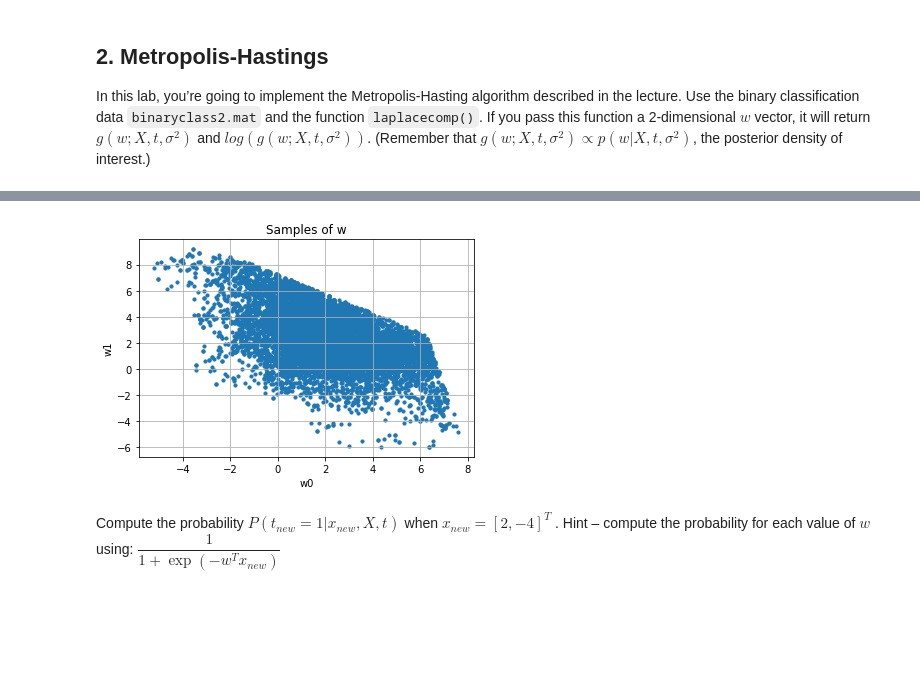
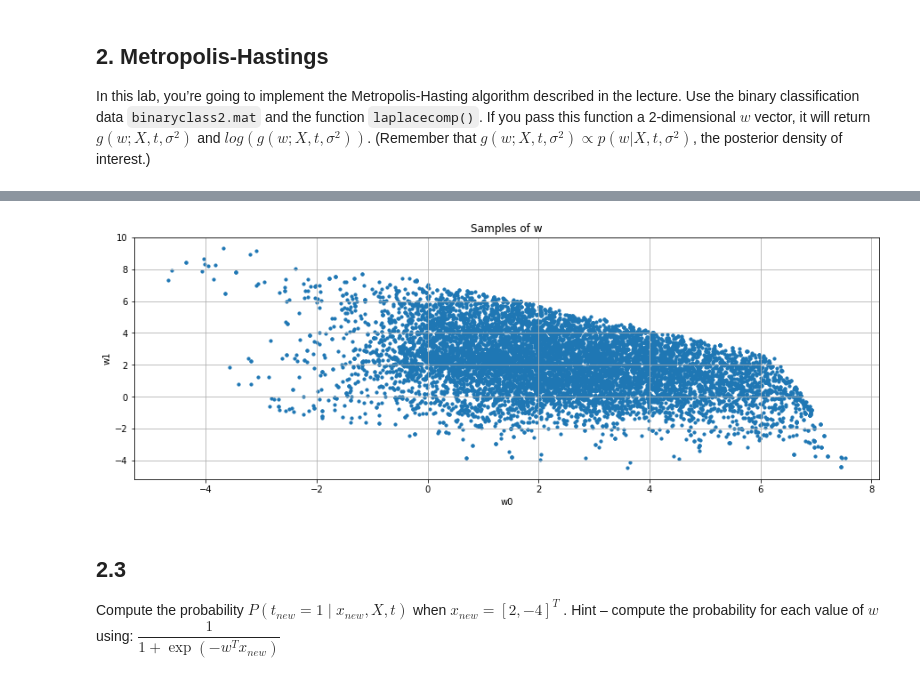
Before and after one commit to fablln/Advanced-Statistical-Inference, a Jupyter notebook: Lab2.ipynb, the cells around one changed output, grey strips where cells are left out. Saved outputs shown, nothing was run; the diff lists cells and outputs as text; code cells hidden in the pictures; blank space fills up the shorter version.

```diff
--- a/Lab2.ipynb
+++ b/Lab2.ipynb
@@ -55,6 +56 @@ def laplacecomp(w, X, t):
 Implement the MH algorithm (see the flowchart in the slides). You might find it safest to work with $log(g)$ – the ratio then becomes a subtraction that must then be exponentiated. This has more numerical stability, especially when $w$ isn’t very good. You can start with any value of $w$. E.g., $w = randn(2,1)$. Also, use a Gaussian proposal: For example: $wp = randn(2,1)*0.5+w$ where $w$ is the current sample and $wp$ is the proposal and the Gaussian has standard deviation $0.5$ (set this as you please).
-# %%
-s = 0
-ws = []
-w = np.random.randn(2, 1)
-ws.append(w)
@@ -67,4 +56,0 @@ Refer to  ΣpΣp  as to  SigmapSigmap
-# %%
-s = s + 1
-w = ws[s-1] #current
-wp = np.random.randn(2, 1)*0.5 + w #proposal
@@ -93,47 +87,20 @@ else:
-# %%
-def metropolis(X,t,n_samples=10000):
-    ws = list()
-    w = np.random.randn(2, 1)
-    ws.append(w)
-    Sigma_p = np.array([[0.5, 0], [0, 0.5]])
-
-    for s in range(nIterations):
-        w = ws[s-1]
-        wp = np.random.randn(2, 1).T.dot(Sigma_p).T + w # N(mu, sigma)
-        # Compute acceptance ratio
-        loggwp = laplacecomp(wp, X, t)[1]
-
-        logp = np.log(stats.multivariate_normal.pdf(w.reshape(2), mean=wp.reshape(2), cov=Sigma_p))
-
-        loggw = laplacecomp(w, X, t)[1]
-        logpp = np.log(stats.multivariate_normal.pdf(wp.reshape(2), mean=w.reshape(2), cov=Sigma_p))
-        logr = loggwp + logp - loggw - logpp
-        r = np.exp(logr)
-
-        if r >= 1:
-            ws.append(wp) # acceptance
-        else:
-            u = np.random.normal(0, 1)
-            if u <= r:
-                ws.append(wp) # accept
-            else:
-                ws.append(w) #
-    ws = np.array(ws)
-    return ws
 # %%
 numSamples = 10000
 w_samples = metropolis(X,t, numSamples)
 # %%
-plt.scatter(w_samples[:,0], w_samples[:,1], s=10)
+plt.figure(figsize=(15,5))
+ax = plt.gca()
+ax.scatter(w_samples[:,0], w_samples[:,1], s=10)
 plt.title("Samples of w")
 plt.xlabel("w0")
 plt.ylabel("w1")
 plt.grid()
 plt.show()
 # %% [output]
-[figure, old version]
+[figure, new version]
 # %% [markdown]
-Compute the probability $P (t_{new} = 1 | x_{new} , X, t)$ when $x_{new} = [2,-4]^T$ . Hint – compute the probability for each value of $w$ using:
+## 2.3
+Compute the probability $P (t_{new} = 1 \mid x_{new} , X, t)$ when $x_{new} = [2,-4]^T$ . Hint – compute the probability for each value of $w$ using:
 $ \dfrac{1}{1+\exp(-w^T x_{new})} $
 # %%
 def confidence(w_samples,x):
```
Also changed, not shown: parts of 12 cells of this notebook.
